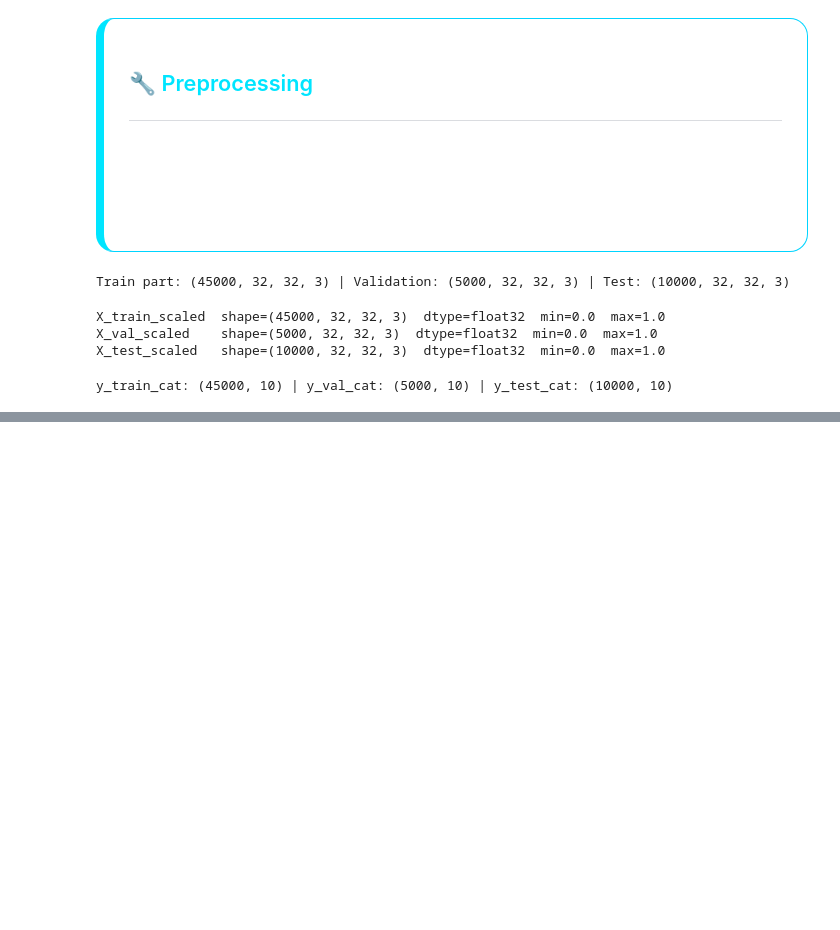
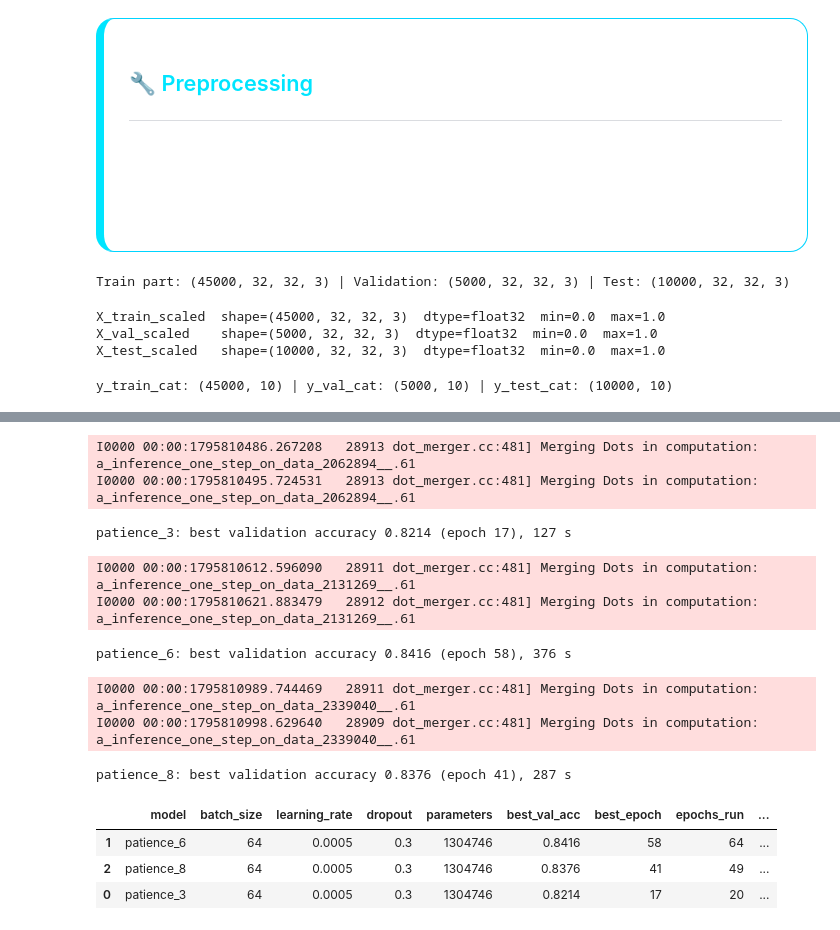
Before and after one commit to isapour0/CIFAR10-mlp-cnn, a Jupyter notebook: notebooks/CIFAR10-cnn.ipynb, the cells around one changed output, grey strips where cells are left out. Saved outputs shown, nothing was run; the diff lists cells and outputs as text; code cells hidden in the pictures; blank space fills up the shorter version.

```diff
--- a/notebooks/CIFAR10-cnn.ipynb
+++ b/notebooks/CIFAR10-cnn.ipynb
@@ -375,0 +605,29 @@ print (f'test accuracy: {test_accuracy:.4f}')
+# %%
+# add the Early Stopping
+
+# Stage 5
+best_dropout = 0.3  # <- winner of stage 4
+EPOCHS = 100          # more room, because early stopping will cut the training when needed
+
+results = []
+for patience in [3, 6, 8]:
+    row = train_and_score(f"patience_{patience}", best_filters, best_convs, best_dropout, best_learning_rate, best_batch_size, use_early_stopping=True, patience=patience)
+    results.append(row)
+
+results_df = pd.DataFrame(results).sort_values("best_val_acc", ascending=False)
+results_df.to_csv("../reports/tuning_4_callbacks.csv", index=False)
+results_df
+# %% [output]
+I0000 00:00:1795810486.267208   28913 dot_merger.cc:481] Merging Dots in computation: a_inference_one_step_on_data_2062894__.61
+I0000 00:00:1795810495.724531   28913 dot_merger.cc:481] Merging Dots in computation: a_inference_one_step_on_data_2062894__.61
+patience_3: best validation accuracy 0.8214 (epoch 17), 127 s
+I0000 00:00:1795810612.596090   28911 dot_merger.cc:481] Merging Dots in computation: a_inference_one_step_on_data_2131269__.61
+I0000 00:00:1795810621.883479   28912 dot_merger.cc:481] Merging Dots in computation: a_inference_one_step_on_data_2131269__.61
+patience_6: best validation accuracy 0.8416 (epoch 58), 376 s
+I0000 00:00:1795810989.744469   28911 dot_merger.cc:481] Merging Dots in computation: a_inference_one_step_on_data_2339040__.61
+I0000 00:00:1795810998.629640   28909 dot_merger.cc:481] Merging Dots in computation: a_inference_one_step_on_data_2339040__.61
+patience_8: best validation accuracy 0.8376 (epoch 41), 287 s
+|  | model | batch_size | learning_rate | dropout | parameters | best_val_acc | best_epoch | epochs_run | ... |
+| 1 | patience_6 | 64 | 0.0005 | 0.3 | 1304746 | 0.8416 | 58 | 64 | ... |
+| 2 | patience_8 | 64 | 0.0005 | 0.3 | 1304746 | 0.8376 | 41 | 49 | ... |
+| 0 | patience_3 | 64 | 0.0005 | 0.3 | 1304746 | 0.8214 | 17 | 20 | ... |
```
Also changed, not shown: parts of 14 cells of this notebook, 8 other files.
